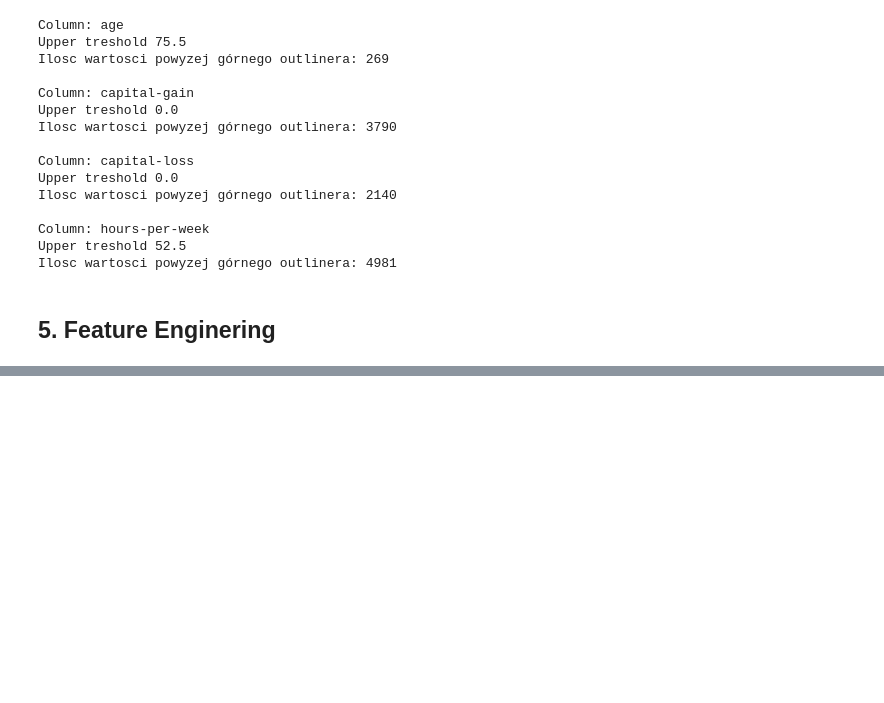
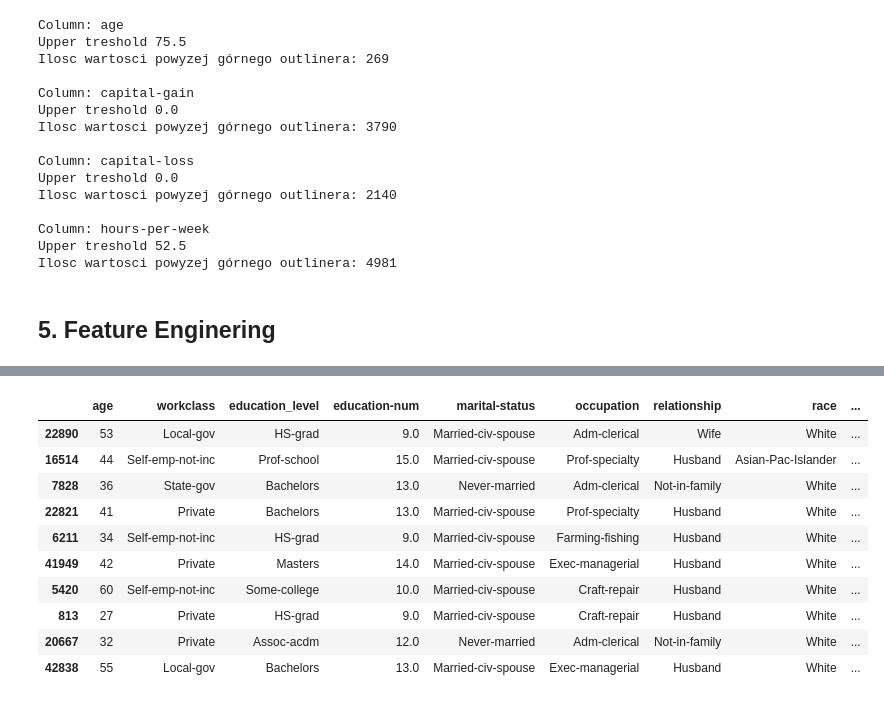
Before and after one commit to CrisMagdziak/Census-Income, a Jupyter notebook: Income.ipynb, the cells around one changed output, grey strips where cells are left out. Saved outputs shown, nothing was run; the diff lists cells and outputs as text; code cells hidden in the pictures; blank space fills up the shorter version.

```diff
--- a/Income.ipynb
+++ b/Income.ipynb
@@ -350,0 +359,14 @@ df_new.sample(10)
+# %%
+df_new.sample(10)
+# %% [output]
+|  | age | workclass | education_level | education-num | marital-status | occupation | relationship | race | ... |
+| 22890 | 53 | Local-gov | HS-grad | 9.0 | Married-civ-spouse | Adm-clerical | Wife | White | ... |
+| 16514 | 44 | Self-emp-not-inc | Prof-school | 15.0 | Married-civ-spouse | Prof-specialty | Husband | Asian-Pac-Islander | ... |
+| 7828 | 36 | State-gov | Bachelors | 13.0 | Never-married | Adm-clerical | Not-in-family | White | ... |
+| 22821 | 41 | Private | Bachelors | 13.0 | Married-civ-spouse | Prof-specialty | Husband | White | ... |
+| 6211 | 34 | Self-emp-not-inc | HS-grad | 9.0 | Married-civ-spouse | Farming-fishing | Husband | White | ... |
+| 41949 | 42 | Private | Masters | 14.0 | Married-civ-spouse | Exec-managerial | Husband | White | ... |
+| 5420 | 60 | Self-emp-not-inc | Some-college | 10.0 | Married-civ-spouse | Craft-repair | Husband | White | ... |
+| 813 | 27 | Private | HS-grad | 9.0 | Married-civ-spouse | Craft-repair | Husband | White | ... |
+| 20667 | 32 | Private | Assoc-acdm | 12.0 | Never-married | Adm-clerical | Not-in-family | White | ... |
+| 42838 | 55 | Local-gov | Bachelors | 13.0 | Married-civ-spouse | Exec-managerial | Husband | White | ... |
```
Also changed, not shown: parts of 11 cells of this notebook.
